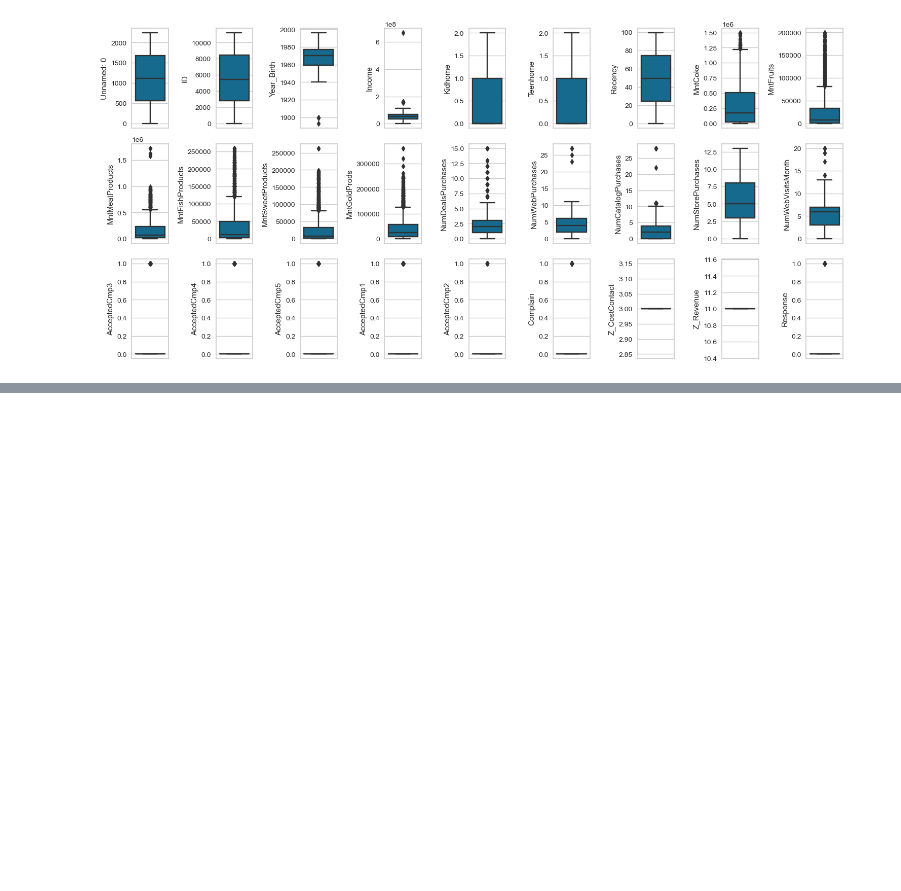
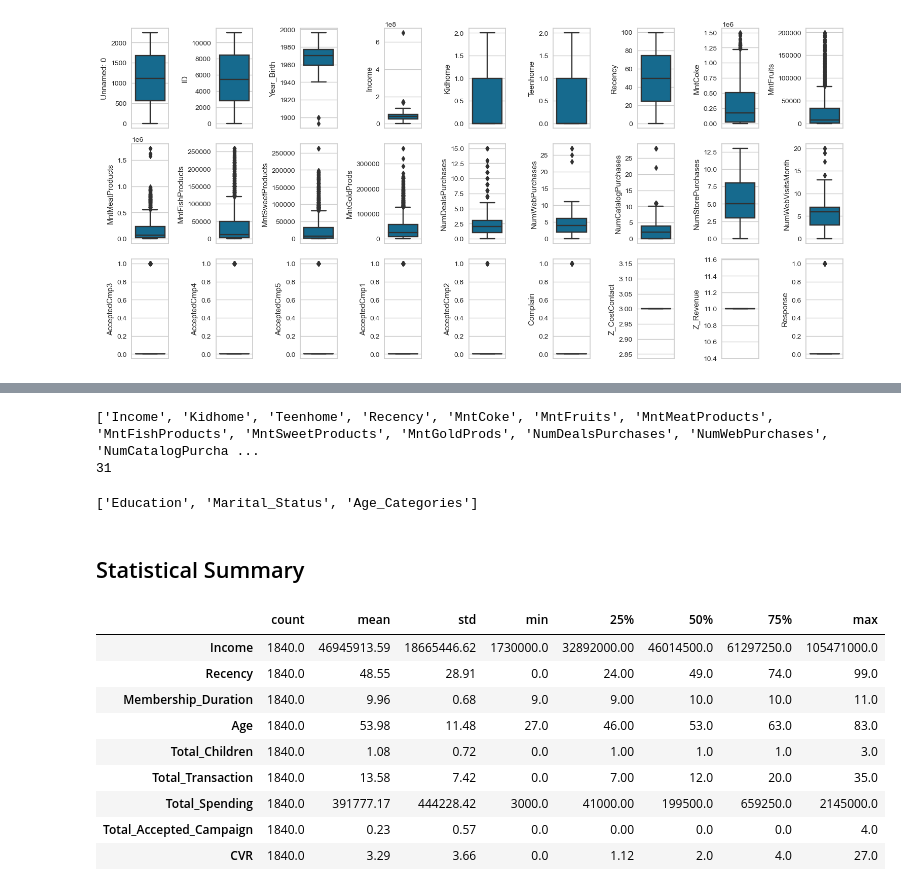
Before and after one commit to imalfunadam/Predict-Customer-Personality-to-Boost-Marketing-Campaign-by-Using-Machine-Learning, a Jupyter notebook: Predict Customer Personality.ipynb, the cells around one changed output, grey strips where cells are left out. Saved outputs shown, nothing was run; the diff lists cells and outputs as text; code cells hidden in the pictures; blank space fills up the shorter version.

```diff
--- a/Predict Customer Personality.ipynb
+++ b/Predict Customer Personality.ipynb
@@ -172,0 +355,2 @@ Dengan melakukan penanganan missing value, penanganan outlier, dan pengembangan
+# %%
+df1['Total_Accepted_Campaign'] = df1['AcceptedCmp1'] + df1['AcceptedCmp2'] + df1['AcceptedCmp3'] + df1['AcceptedCmp4'] + df1['AcceptedCmp5']
@@ -172,0 +370,7 @@ Dengan melakukan penanganan missing value, penanganan outlier, dan pengembangan
+# %%
+def cvr(x,y):
+    if y == 0:
+        return 0
+    return x / y
+
+df1['CVR'] = round(df1.apply(lambda x: cvr(x['Total_Transaction'],x['NumWebVisitsMonth']), axis=1), 2)
@@ -172,0 +394,35 @@ Dengan melakukan penanganan missing value, penanganan outlier, dan pengembangan
+# %%
+df2 = df1.copy()
+# %%
+# numerical feature
+nums = df2.loc[:, (df2.dtypes == 'int64') | (df2.dtypes == float)].columns.tolist()
+nums = nums[3:]
+print(nums)
+print(len(nums))
+# %% [output]
+['Income', 'Kidhome', 'Teenhome', 'Recency', 'MntCoke', 'MntFruits', 'MntMeatProducts', 'MntFishProducts', 'MntSweetProducts', 'MntGoldProds', 'NumDealsPurchases', 'NumWebPurchases', 'NumCatalogPurcha ...
+31
+# %%
+# categorical fearure
+cats = df2.loc[:, (df2.dtypes == 'object')].columns.tolist()
+print(cats)
+# %% [output]
+['Education', 'Marital_Status', 'Age_Categories']
+# %% [markdown]
+## Statistical Summary
+# %%
+n_feats = ['Income', 'Recency', 'Membership_Duration', 'Age', 'Total_Children',
+           'Total_Transaction', 'Total_Spending', 'Total_Accepted_Campaign', 'CVR']
+# %%
+df2[n_feats].describe().round(2).T
+# %% [output]
+|  | count | mean | std | min | 25% | 50% | 75% | max |
+| Income | 1840.0 | 46945913.59 | 18665446.62 | 1730000.0 | 32892000.00 | 46014500.0 | 61297250.0 | 105471000.0 |
+| Recency | 1840.0 | 48.55 | 28.91 | 0.0 | 24.00 | 49.0 | 74.0 | 99.0 |
+| Membership_Duration | 1840.0 | 9.96 | 0.68 | 9.0 | 9.00 | 10.0 | 10.0 | 11.0 |
+| Age | 1840.0 | 53.98 | 11.48 | 27.0 | 46.00 | 53.0 | 63.0 | 83.0 |
+| Total_Children | 1840.0 | 1.08 | 0.72 | 0.0 | 1.00 | 1.0 | 1.0 | 3.0 |
+| Total_Transaction | 1840.0 | 13.58 | 7.42 | 0.0 | 7.00 | 12.0 | 20.0 | 35.0 |
+| Total_Spending | 1840.0 | 391777.17 | 444228.42 | 3000.0 | 41000.00 | 199500.0 | 659250.0 | 2145000.0 |
+| Total_Accepted_Campaign | 1840.0 | 0.23 | 0.57 | 0.0 | 0.00 | 0.0 | 0.0 | 4.0 |
+| CVR | 1840.0 | 3.29 | 3.66 | 0.0 | 1.12 | 2.0 | 4.0 | 27.0 |
```
Also changed, not shown: parts of 33 cells of this notebook.
